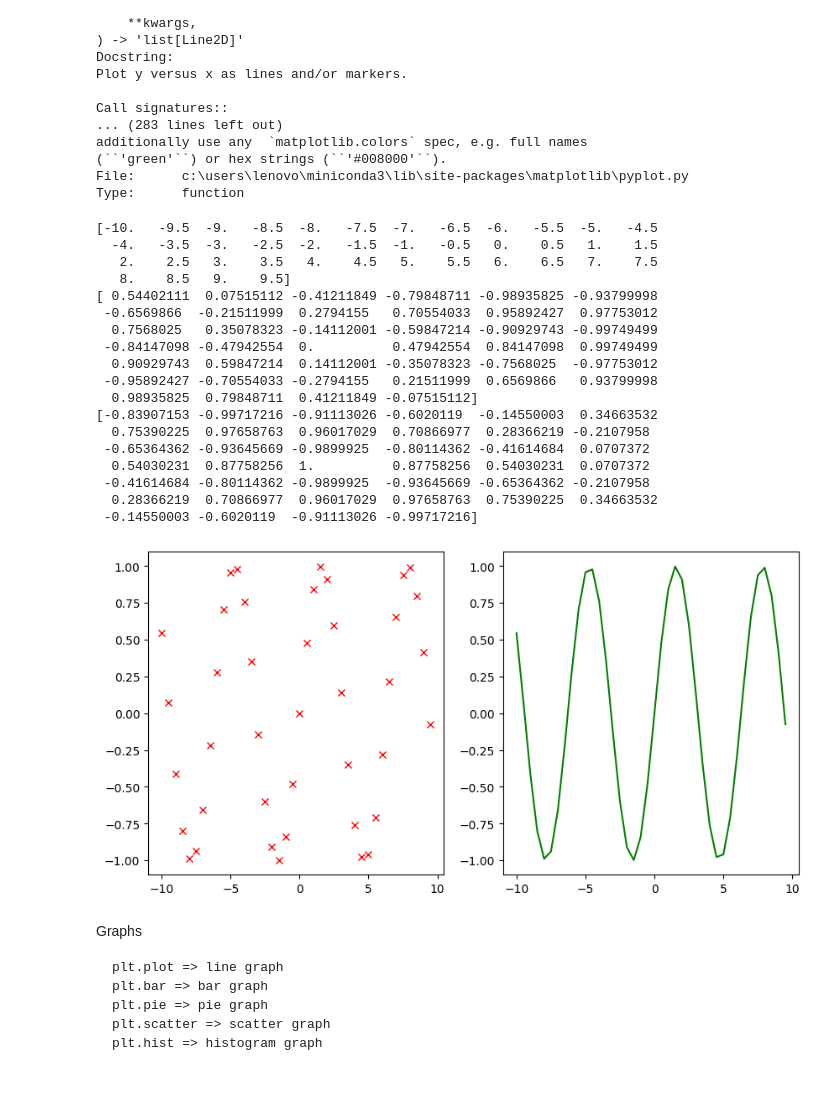
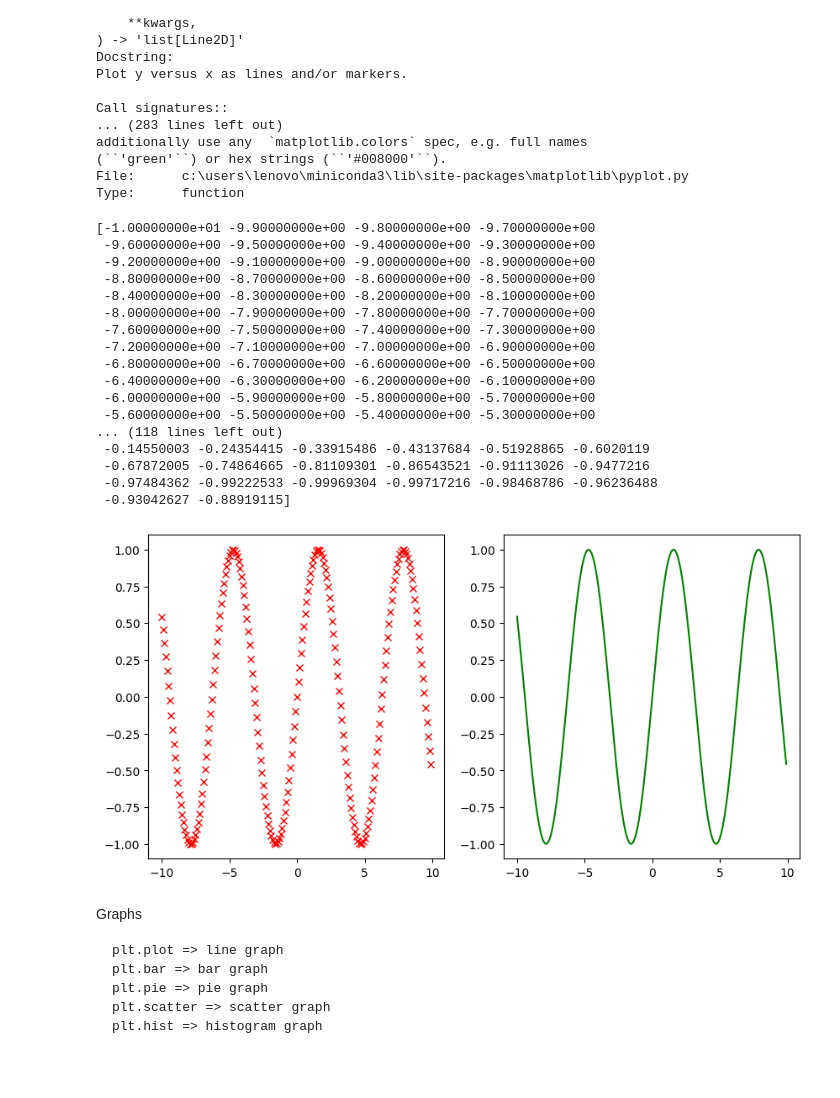
Before and after one commit to avichal077/python-data-science, a Jupyter notebook: numpy.ipynb, the cells around one changed output. Saved outputs shown, nothing was run; the diff lists cells and outputs as text; code cells hidden in the pictures.

````diff
--- a/numpy.ipynb
+++ b/numpy.ipynb
@@ -269,35 +269,34 @@ import matplotlib.pyplot as plt
 import numpy as np
 # %%
 fig, ax = plt.subplots(nrows=1, ncols=2,figsize=(10,5))
-x = np.arange(-10,10,.5)
+x = np.arange(-10,10,.1)
 sine = np.sin(x)
 cosine = np.cos(x)
 print(x)
 print(sine)
 print(cosine)
 ax[0].plot(x,sine,label='sine',color='red',linestyle='',marker = 'x')
 ax[1].plot(x,sine,label='sine',color='green')
 plt.savefig('sin_cosine.png',dpi=300)
 # %% [output]
-[-10.   -9.5  -9.   -8.5  -8.   -7.5  -7.   -6.5  -6.   -5.5  -5.   -4.5
-  -4.   -3.5  -3.   -2.5  -2.   -1.5  -1.   -0.5   0.    0.5   1.    1.5
-   2.    2.5   3.    3.5   4.    4.5   5.    5.5   6.    6.5   7.    7.5
-   8.    8.5   9.    9.5]
-[ 0.54402111  0.07515112 -0.41211849 -0.79848711 -0.98935825 -0.93799998
- -0.6569866  -0.21511999  0.2794155   0.70554033  0.95892427  0.97753012
-  0.7568025   0.35078323 -0.14112001 -0.59847214 -0.90929743 -0.99749499
- -0.84147098 -0.47942554  0.          0.47942554  0.84147098  0.99749499
-  0.90929743  0.59847214  0.14112001 -0.35078323 -0.7568025  -0.97753012
- -0.95892427 -0.70554033 -0.2794155   0.21511999  0.6569866   0.93799998
-  0.98935825  0.79848711  0.41211849 -0.07515112]
-[-0.83907153 -0.99717216 -0.91113026 -0.6020119  -0.14550003  0.34663532
-  0.75390225  0.97658763  0.96017029  0.70866977  0.28366219 -0.2107958
- -0.65364362 -0.93645669 -0.9899925  -0.80114362 -0.41614684  0.0707372
-  0.54030231  0.87758256  1.          0.87758256  0.54030231  0.0707372
- -0.41614684 -0.80114362 -0.9899925  -0.93645669 -0.65364362 -0.2107958
-  0.28366219  0.70866977  0.96017029  0.97658763  0.75390225  0.34663532
- -0.14550003 -0.6020119  -0.91113026 -0.99717216]
+[-1.00000000e+01 -9.90000000e+00 -9.80000000e+00 -9.70000000e+00
+ -9.60000000e+00 -9.50000000e+00 -9.40000000e+00 -9.30000000e+00
+ -9.20000000e+00 -9.10000000e+00 -9.00000000e+00 -8.90000000e+00
+ -8.80000000e+00 -8.70000000e+00 -8.60000000e+00 -8.50000000e+00
+ -8.40000000e+00 -8.30000000e+00 -8.20000000e+00 -8.10000000e+00
+ -8.00000000e+00 -7.90000000e+00 -7.80000000e+00 -7.70000000e+00
+ -7.60000000e+00 -7.50000000e+00 -7.40000000e+00 -7.30000000e+00
+ -7.20000000e+00 -7.10000000e+00 -7.00000000e+00 -6.90000000e+00
+ -6.80000000e+00 -6.70000000e+00 -6.60000000e+00 -6.50000000e+00
+ -6.40000000e+00 -6.30000000e+00 -6.20000000e+00 -6.10000000e+00
+ -6.00000000e+00 -5.90000000e+00 -5.80000000e+00 -5.70000000e+00
+ -5.60000000e+00 -5.50000000e+00 -5.40000000e+00 -5.30000000e+00
+... (118 lines left out)
+ -0.14550003 -0.24354415 -0.33915486 -0.43137684 -0.51928865 -0.6020119
+ -0.67872005 -0.74864665 -0.81109301 -0.86543521 -0.91113026 -0.9477216
+ -0.97484362 -0.99222533 -0.99969304 -0.99717216 -0.98468786 -0.96236488
+ -0.93042627 -0.88919115]
-[figure, old version]
+[figure, new version]
 # %% [markdown]
 Graphs
 ```
````
Also changed, not shown: parts of 9 cells of this notebook, 6 other files.
